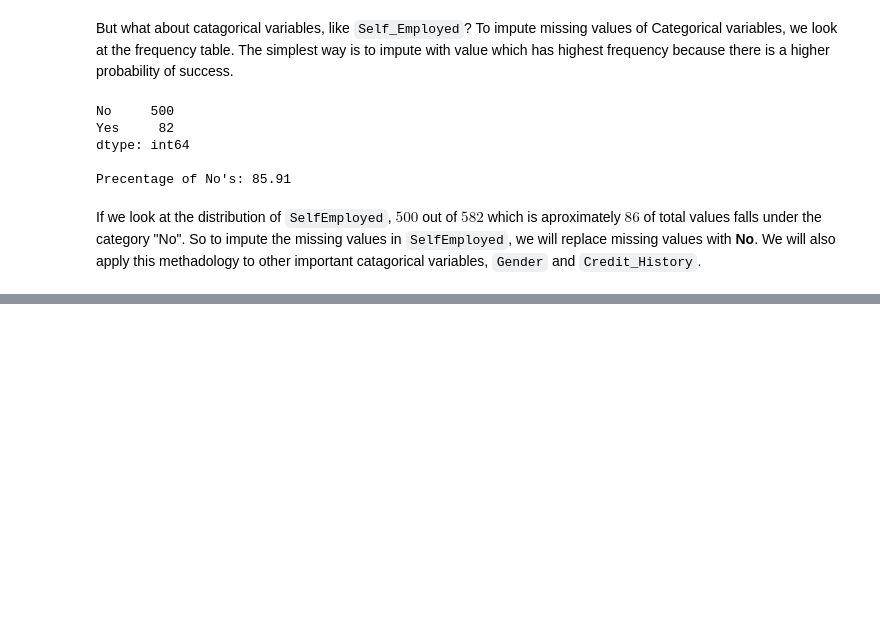
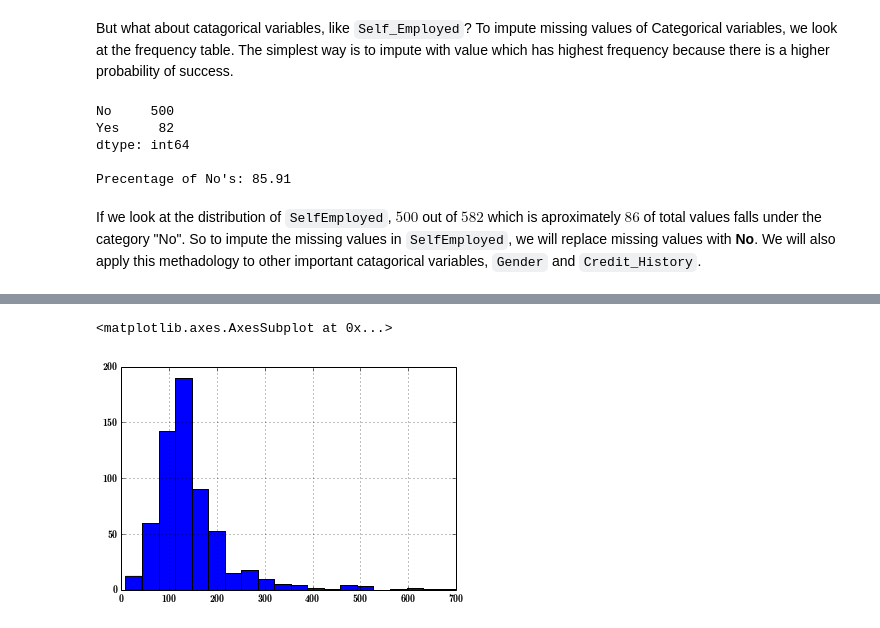
Before and after one commit to darkreapyre/Big-Data-Analytics, a Jupyter notebook: Python for Data Science/Case Study - Loan Eligibility.ipynb, the cells around one changed output, grey strips where cells are left out. Drawn from its saved outputs; the diff is of its cells as text; code cells hidden in the pictures; blank space fills up the shorter version.

```diff
--- a/Python for Data Science/Case Study - Loan Eligibility.ipynb
+++ b/Python for Data Science/Case Study - Loan Eligibility.ipynb
@@ -196,0 +217,6 @@ train['Credit_History'].fillna(1, inplace = True)
+# %%
+# Plot the distribution of `LoanAmount`
+train['LoanAmount'].hist(bins = 20)
+# %% [output]
+<matplotlib.axes.AxesSubplot at 0x...>
+[figure, added]
```
Also changed, not shown: parts of 22 cells of this notebook, 1 other file.
